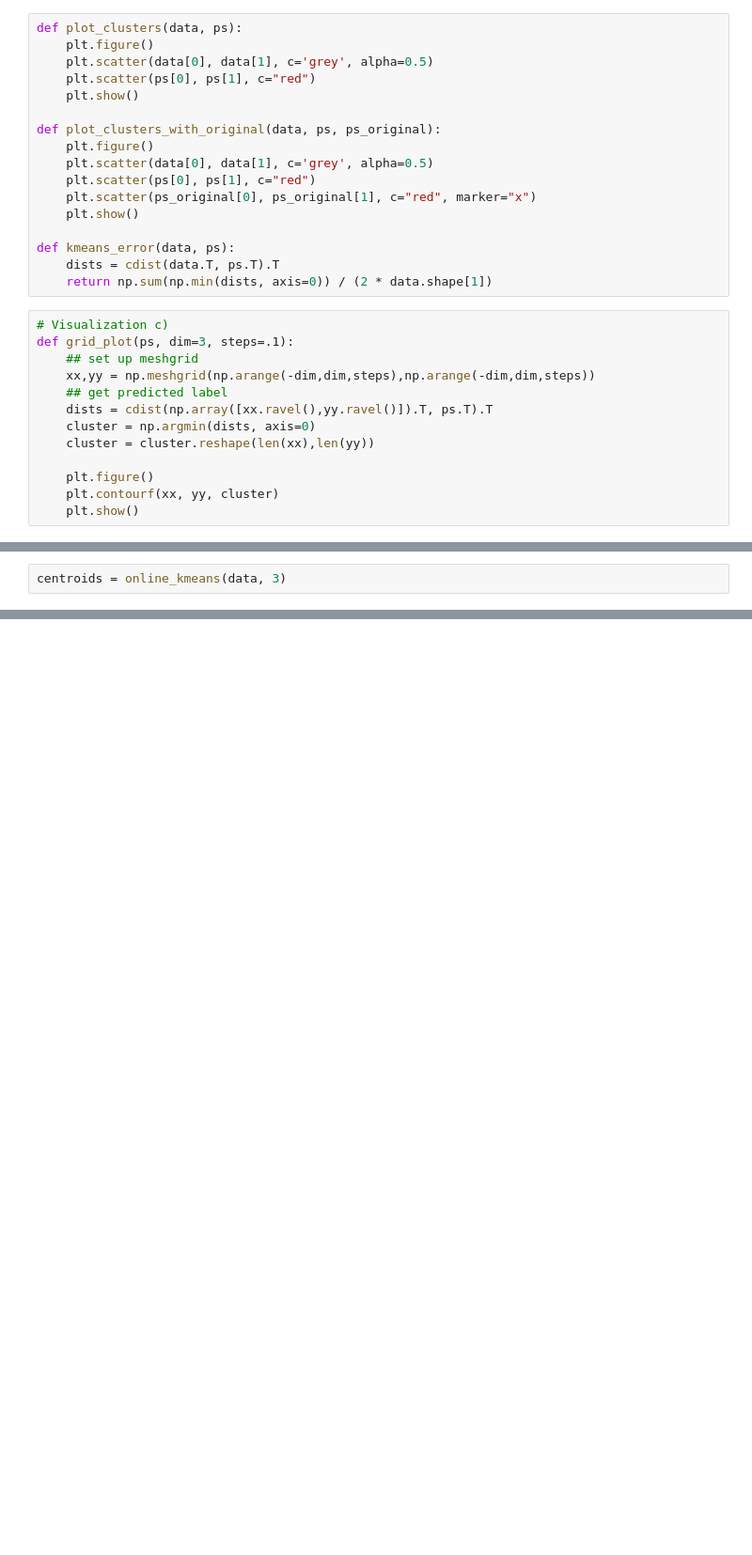
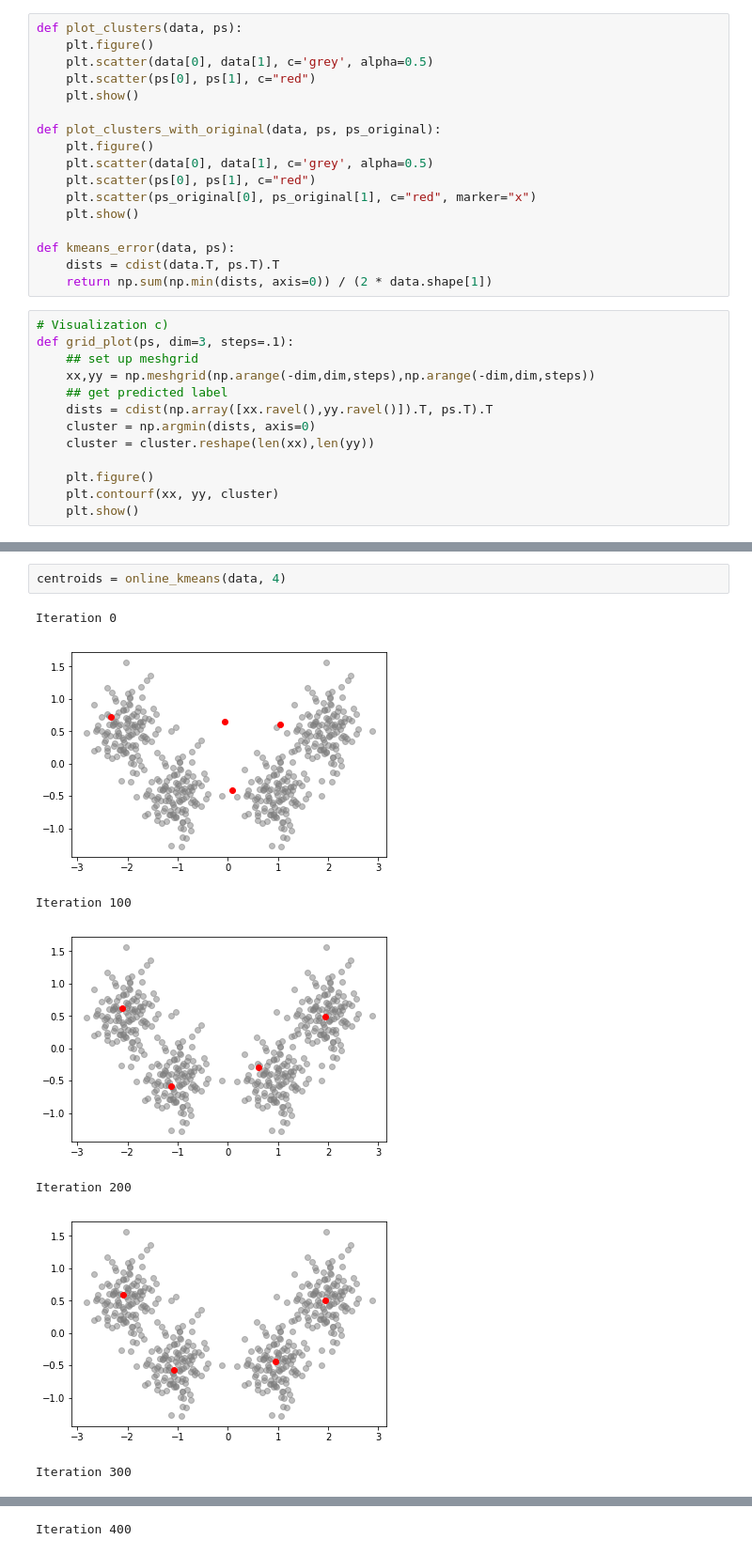
Before and after one commit to muellerfelix/mi-2, a Jupyter notebook: hw-9/HW-9.ipynb, the cells around one changed output, grey strips where cells are left out. Shown at 94% size. Drawn from its saved outputs; the diff is of its cells as text; blank space fills up the shorter version.

```diff
--- a/hw-9/HW-9.ipynb
+++ b/hw-9/HW-9.ipynb
@@ -121,4 +138,12 @@ def online_kmeans(data, K, tau=0.99, tmax=None, plot=True):
         plt.plot(range(tmax), errors)
     return centroids
 # %%
-centroids = online_kmeans(data, 3)
+centroids = online_kmeans(data, 4)
+# %% [output]
+Iteration 0
+[figure, added]
+Iteration 100
+[figure, added]
+Iteration 200
+[figure, added]
+Iteration 300
@@ -124,0 +151 @@ centroids = online_kmeans(data, 3)
+Iteration 400
```
Also changed, not shown: parts of 18 cells of this notebook.
